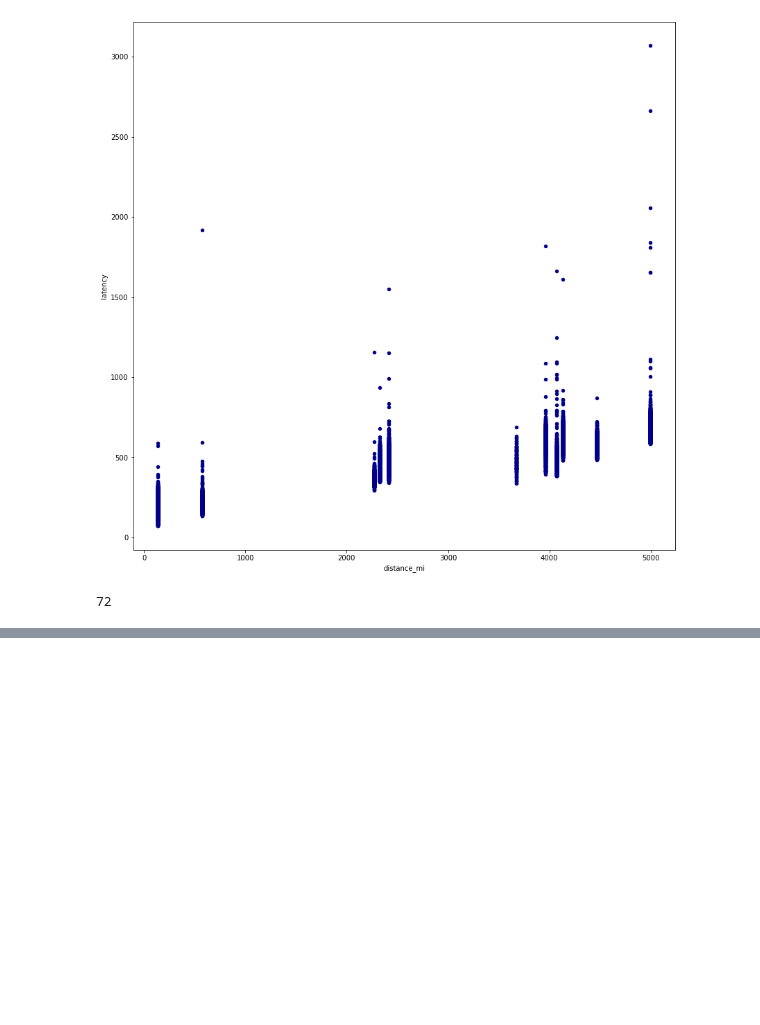
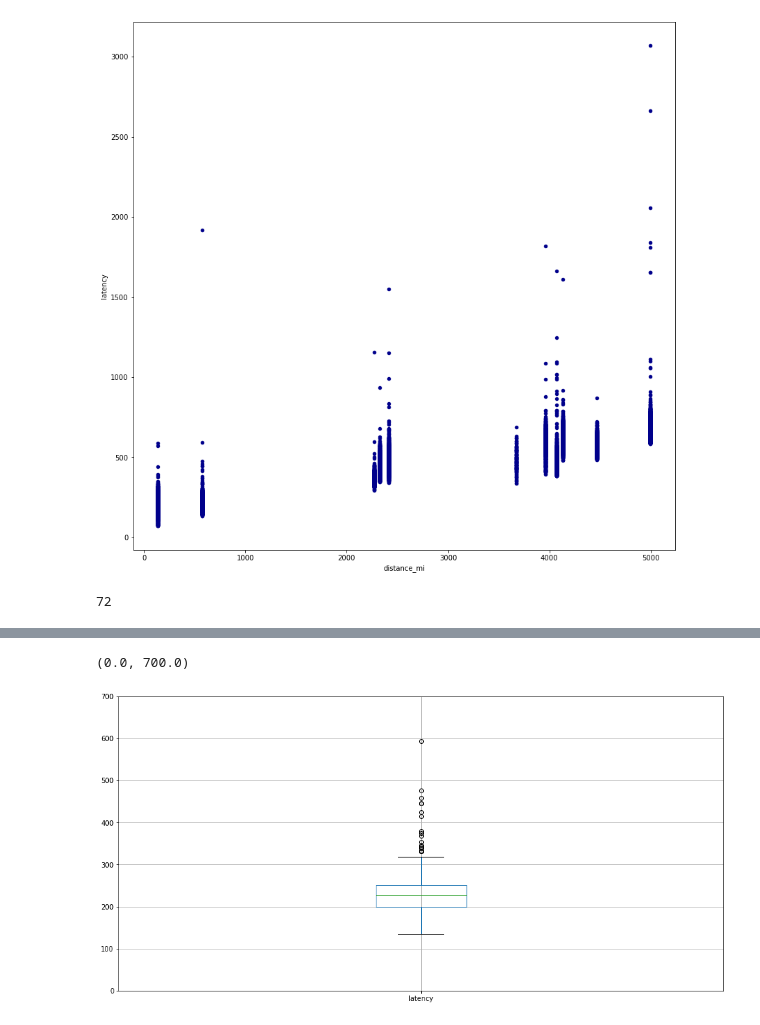
Before and after one commit to ericmelz/pingdom-parser, a Jupyter notebook: jupyter/Pingdom Parser Playground.ipynb, the cells around one changed output, grey strips where cells are left out. Cells and saved outputs as stored; diff of their text form; code cells hidden in the pictures; blank space fills up the shorter version.

```diff
--- a/jupyter/Pingdom Parser Playground.ipynb
+++ b/jupyter/Pingdom Parser Playground.ipynb
@@ -189,0 +291,2 @@ df_dist_latency2.latency.min()
+# %%
+df_chicago = df_dist_latency2[df_dist_latency2['distance_mi'] == 571]
@@ -189,0 +302,6 @@ df_dist_latency2.latency.min()
+# %%
+boxplot = df_chicago.boxplot(column=['latency'], figsize=(16,8))
+plt.ylim(0,700)
+# %% [output]
+(0.0, 700.0)
+[figure, added]
```
Also changed, not shown: parts of 64 cells of this notebook.
